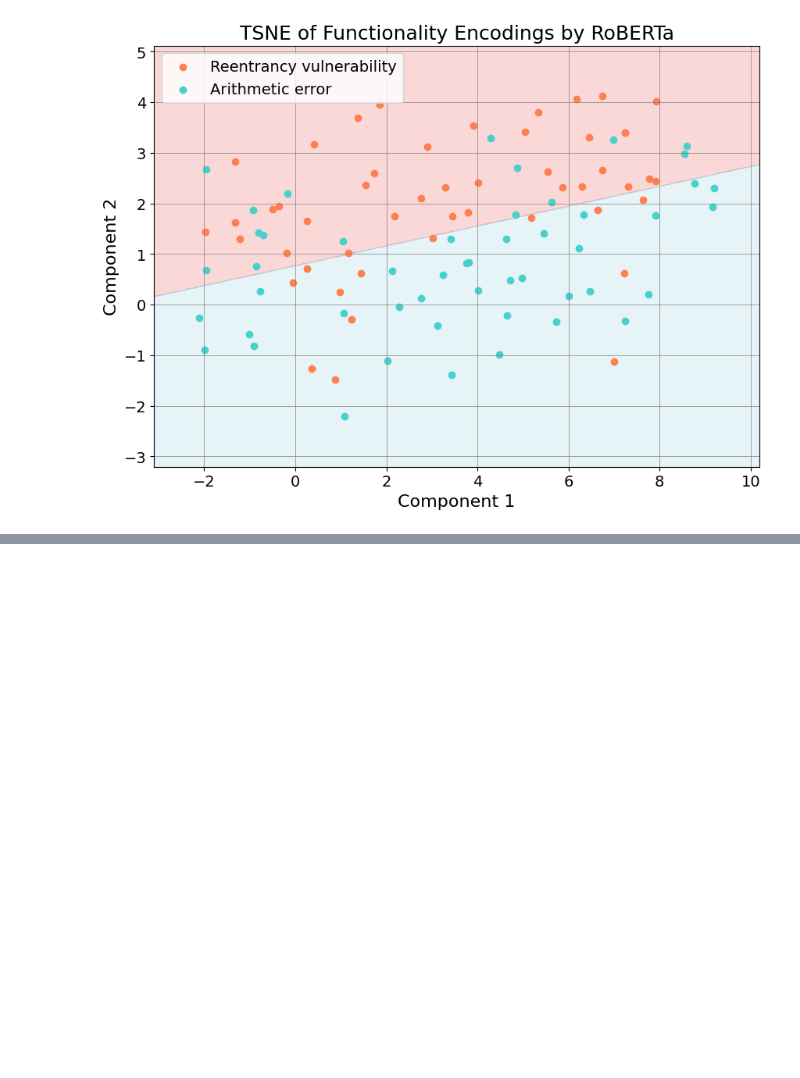
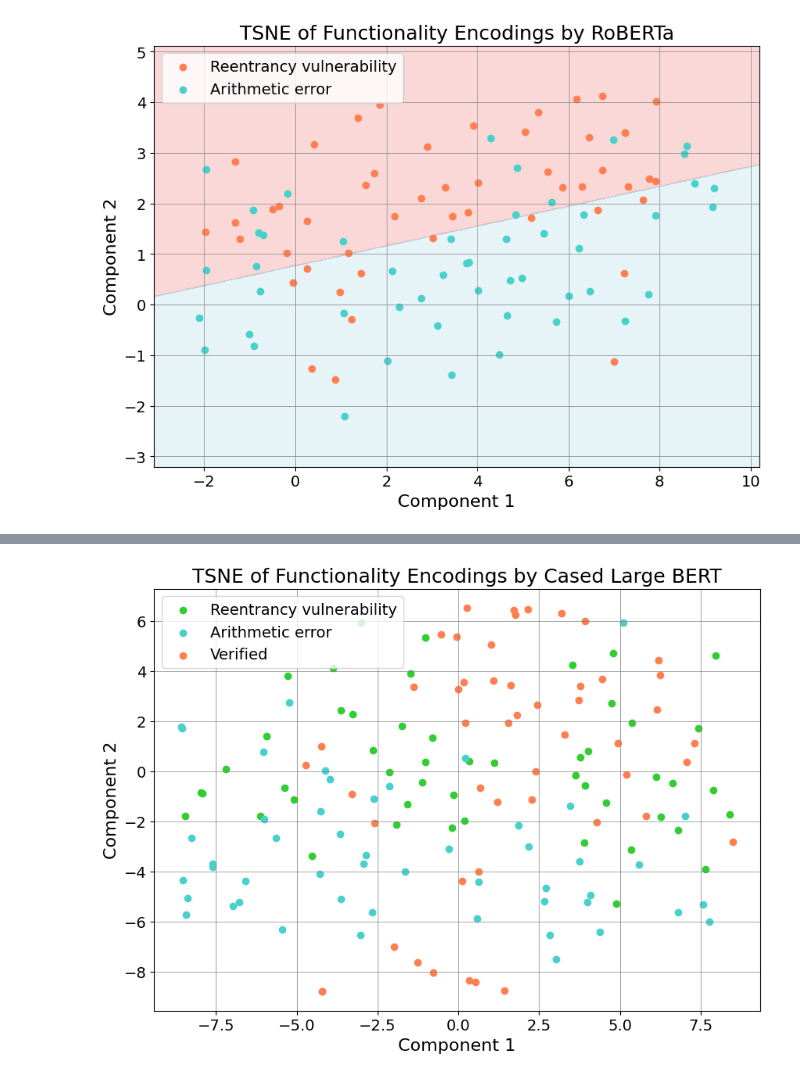
Before and after one commit to MSc-Smart-Contract-Auditing/data-lifecycle, a Jupyter notebook: data_analysis/enhanced-vulnerability-audits.ipynb, the cells around one changed output, grey strips where cells are left out. Cells and saved outputs as stored; diff of their text form; code cells hidden in the pictures; blank space fills up the shorter version.

```diff
--- a/data_analysis/enhanced-vulnerability-audits.ipynb
+++ b/data_analysis/enhanced-vulnerability-audits.ipynb
@@ -317,0 +354,7 @@ run_dim_reduction(combined_df, 'functionality', model, tokenizer, 'TSNE of Funct
+# %%
+tokenizer = BertTokenizer.from_pretrained('bert-large-cased')
+model = BertModel.from_pretrained('bert-large-cased')
+
+compare_embeddings(combined_df, 'functionality', model, tokenizer, 'TSNE of Functionality Encodings by Cased Large BERT', 'tsne-descriptions-bert-large-cased-all', Algo=TSNE)
+# %% [output]
+[figure, added]
```
Also changed, not shown: parts of 19 cells of this notebook, 21 other files.
